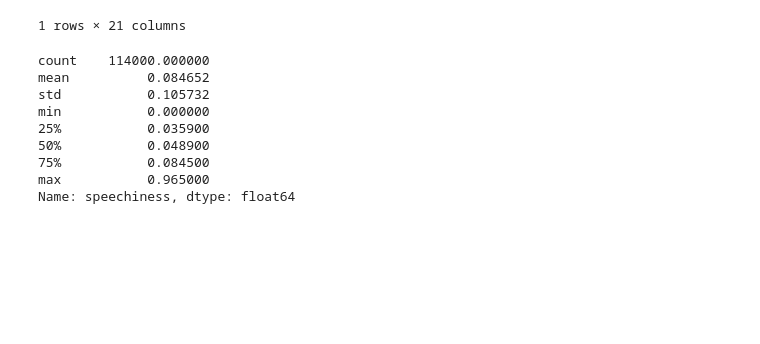
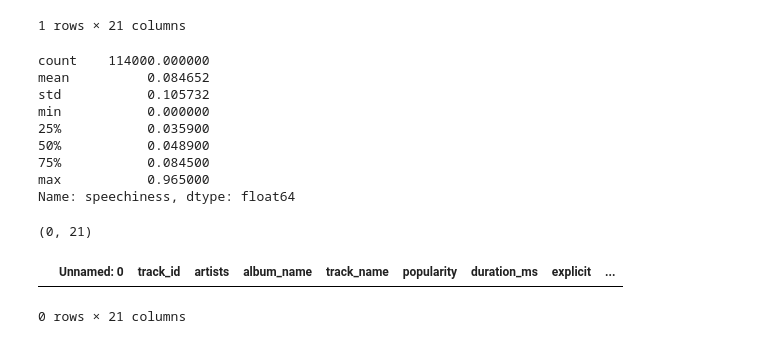
Before and after one commit to CC-Sev/spotify_analysis, a Jupyter notebook: main.ipynb, the cells around one changed output. Drawn from its saved outputs; the diff is of its cells as text; code cells hidden in the pictures; blank space fills up the shorter version.

```diff
--- a/main.ipynb
+++ b/main.ipynb
@@ -142,3 +152,16 @@ min           0.000000
 75%           0.084500
 max           0.965000
 Name: speechiness, dtype: float64
+# %%
+df_copy = df
+# %%
+df_copy = df_copy.drop(df_copy[df_copy==0].index)
+# %%
+df_copy.shape
+# %% [output]
+(0, 21)
+# %%
+df_copy
+# %% [output]
+|  | Unnamed: 0 | track_id | artists | album_name | track_name | popularity | duration_ms | explicit | ... |
+0 rows × 21 columns
```
Also changed, not shown: parts of 8 cells of this notebook.
